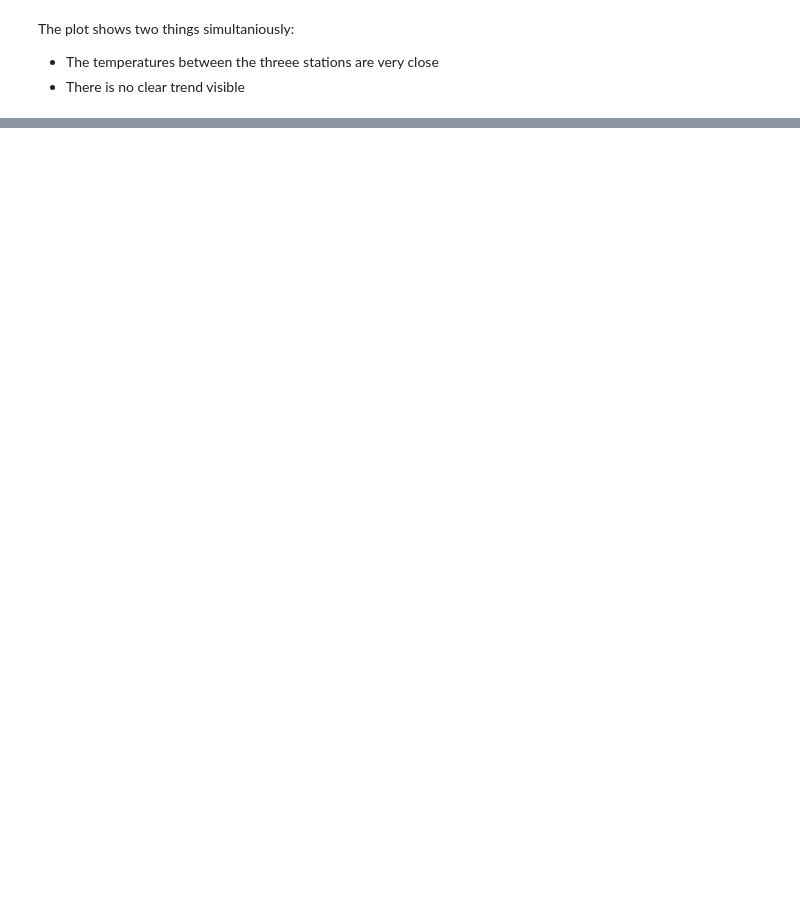
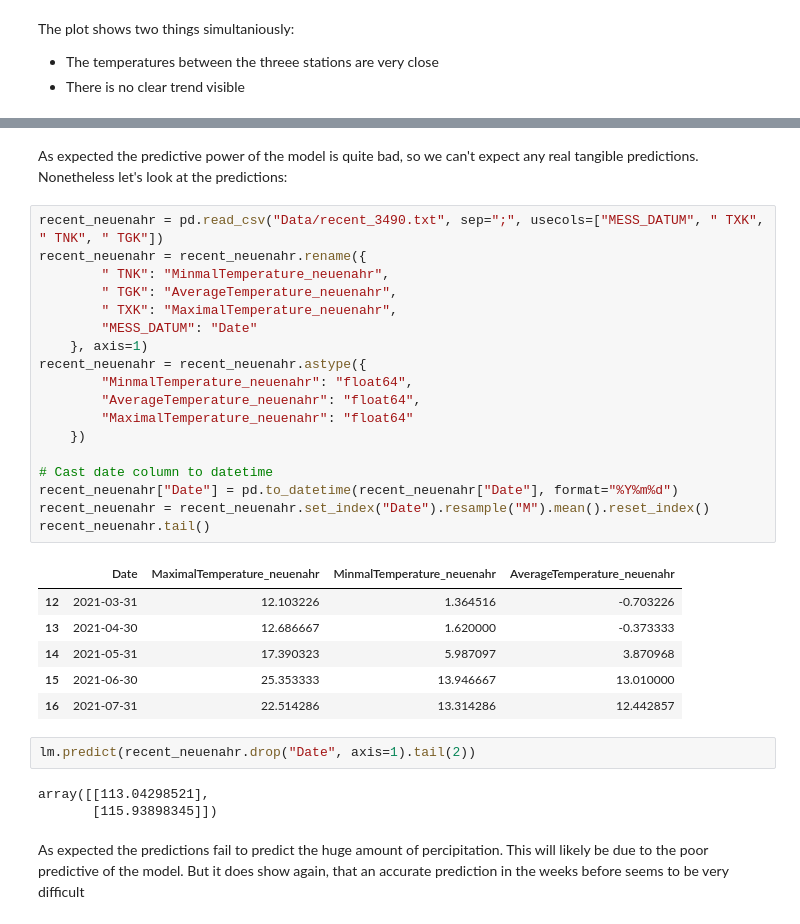
Before and after one commit to niklas-hennig/WeatherToFlood, a Jupyter notebook: DataProcessing.ipynb, the cells around one changed output, grey strips where cells are left out. Drawn from its saved outputs; the diff is of its cells as text; blank space fills up the shorter version.

```diff
--- a/DataProcessing.ipynb
+++ b/DataProcessing.ipynb
@@ -145,0 +204,34 @@ TypeError: Invalid comparison between dtype=int64 and Timestamp
+# %% [markdown]
+As expected the predictive power of the model is quite bad, so we can't expect any real tangible predictions. Nonetheless let's look at the predictions:
+# %%
+recent_neuenahr = pd.read_csv("Data/recent_3490.txt", sep=";", usecols=["MESS_DATUM", " TXK", " TNK", " TGK"])
+recent_neuenahr = recent_neuenahr.rename({
+        " TNK": "MinmalTemperature_neuenahr",
+        " TGK": "AverageTemperature_neuenahr",
+        " TXK": "MaximalTemperature_neuenahr",
+        "MESS_DATUM": "Date"
+    }, axis=1)
+recent_neuenahr = recent_neuenahr.astype({
+        "MinmalTemperature_neuenahr": "float64",
+        "AverageTemperature_neuenahr": "float64",
+        "MaximalTemperature_neuenahr": "float64"
+    })
+
+# Cast date column to datetime
+recent_neuenahr["Date"] = pd.to_datetime(recent_neuenahr["Date"], format="%Y%m%d")
+recent_neuenahr = recent_neuenahr.set_index("Date").resample("M").mean().reset_index()
+recent_neuenahr.tail()
+# %% [output]
+|  | Date | MaximalTemperature_neuenahr | MinmalTemperature_neuenahr | AverageTemperature_neuenahr |
+| 12 | 2021-03-31 | 12.103226 | 1.364516 | -0.703226 |
+| 13 | 2021-04-30 | 12.686667 | 1.620000 | -0.373333 |
+| 14 | 2021-05-31 | 17.390323 | 5.987097 | 3.870968 |
+| 15 | 2021-06-30 | 25.353333 | 13.946667 | 13.010000 |
+| 16 | 2021-07-31 | 22.514286 | 13.314286 | 12.442857 |
+# %%
+lm.predict(recent_neuenahr.drop("Date", axis=1).tail(2))
+# %% [output]
+array([[113.04298521],
+       [115.93898345]])
+# %% [markdown]
+As expected the predictions fail to predict the huge amount of percipitation. This will likely be due to the poor predictive of the model. But it does show again, that an accurate prediction in the weeks before seems to be very difficult
```
Also changed, not shown: parts of 40 cells of this notebook, 1 other file.
